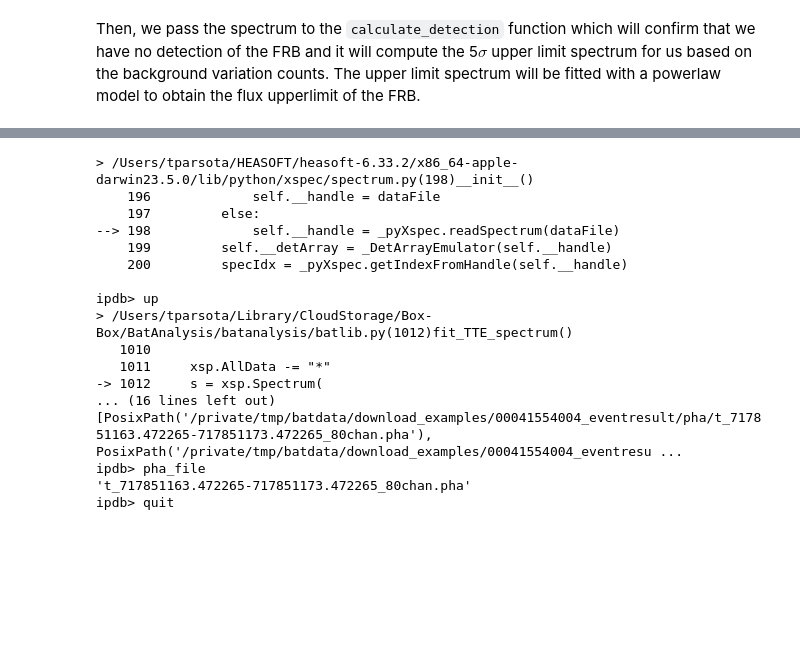
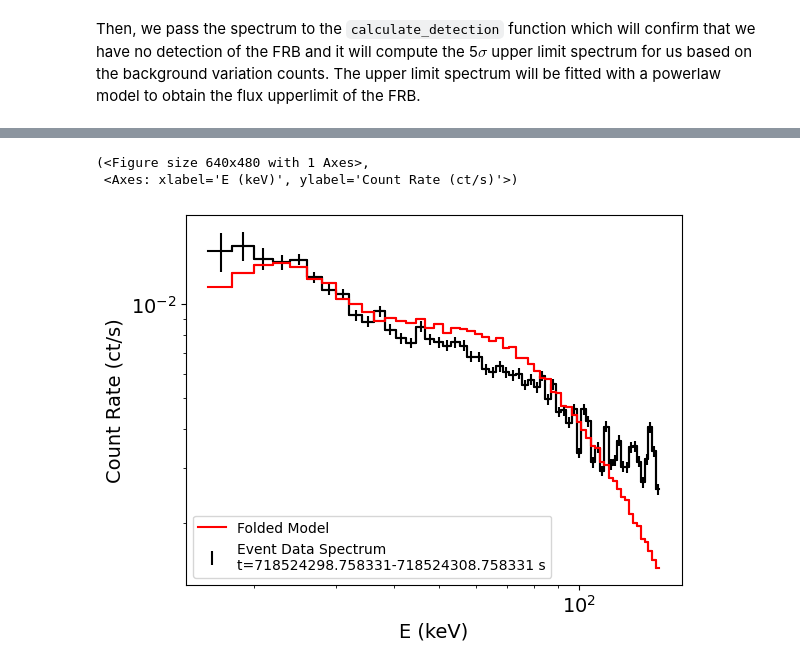
Before and after one commit to parsotat/BatAnalysis, a Jupyter notebook: notebooks/trial_FRB180916_GUANO.ipynb, the cells around one changed output, grey strips where cells are left out. Drawn from its saved outputs; the diff is of its cells as text; code cells hidden in the pictures; blank space fills up the shorter version.

```diff
--- a/notebooks/trial_FRB180916_GUANO.ipynb
+++ b/notebooks/trial_FRB180916_GUANO.ipynb
@@ -177,5 +169,5 @@ ValueError: PyCapsule_New called with null pointer
 # %% [markdown]
 Then, we pass the spectrum to the `calculate_detection` function which will confirm that we have no detection of the FRB and it will compute the 5$\sigma$ upper limit spectrum for us based on the background variation counts. The upper limit spectrum will be fitted with a powerlaw model to obtain the flux upperlimit of the FRB.
 # %%
-upperlim_spect=ba.calculate_detection(spectrum)
+upperlim_spect=ba.calculate_detection(spectrum, pl_index=1)
 # %% [output]
@@ -183,20 +191,6 @@ ValueError: The spectrum has not been fitted with a model. A detection cannot be
 # %%
-%debug
+upperlim_spect.plot()
 # %% [output]
-> /Users/tparsota/HEASOFT/heasoft-6.33.2/x86_64-apple-darwin23.5.0/lib/python/xspec/spectrum.py(198)__init__()
-    196             self.__handle = dataFile
-    197         else:
---> 198             self.__handle = _pyXspec.readSpectrum(dataFile)
-    199         self.__detArray = _DetArrayEmulator(self.__handle)
-    200         specIdx = _pyXspec.getIndexFromHandle(self.__handle)
-
-ipdb> up
-> /Users/tparsota/Library/CloudStorage/Box-Box/BatAnalysis/batanalysis/batlib.py(1012)fit_TTE_spectrum()
-   1010
-   1011     xsp.AllData -= "*"
--> 1012     s = xsp.Spectrum(
-... (16 lines left out)
-[PosixPath('/private/tmp/batdata/download_examples/00041554004_eventresult/pha/t_717851163.472265-717851173.472265_80chan.pha'), PosixPath('/private/tmp/batdata/download_examples/00041554004_eventresu ...
-ipdb> pha_file
-'t_717851163.472265-717851173.472265_80chan.pha'
-ipdb> quit
+(<Figure size 640x480 with 1 Axes>,
+ <Axes: xlabel='E (keV)', ylabel='Count Rate (ct/s)'>)
+[figure, added]
```
Also changed, not shown: parts of 12 cells of this notebook, 1 other file.
